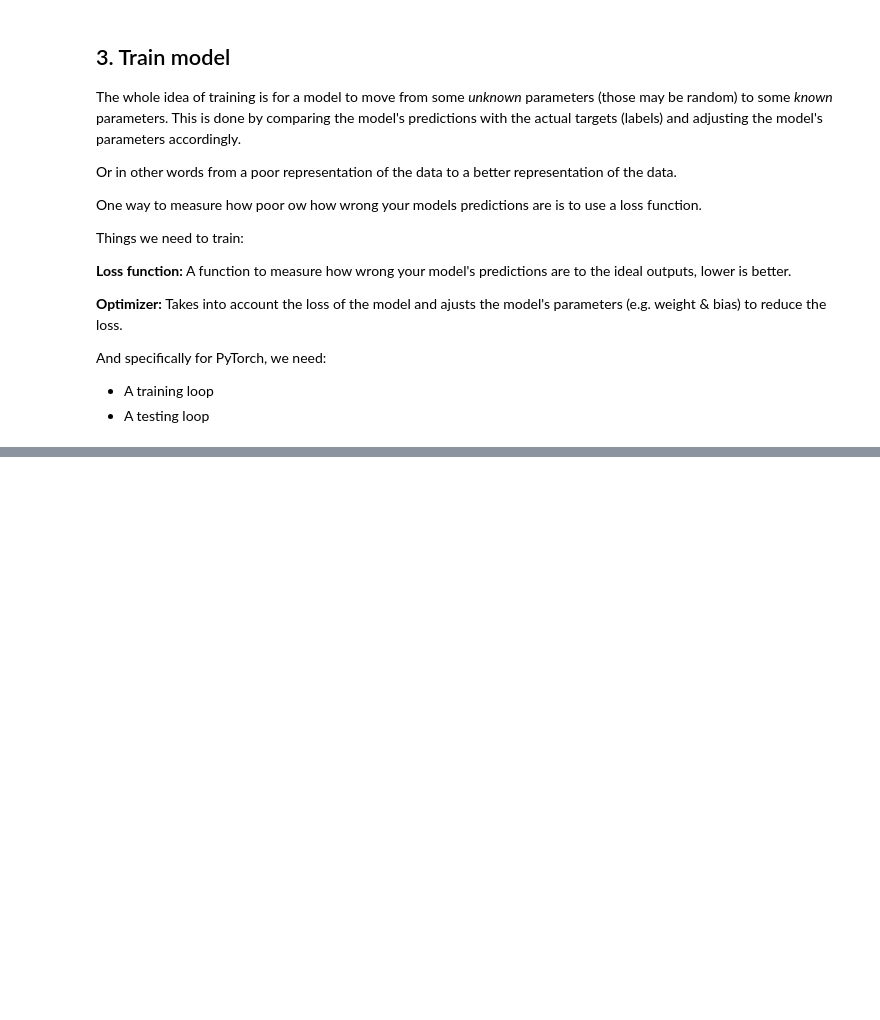
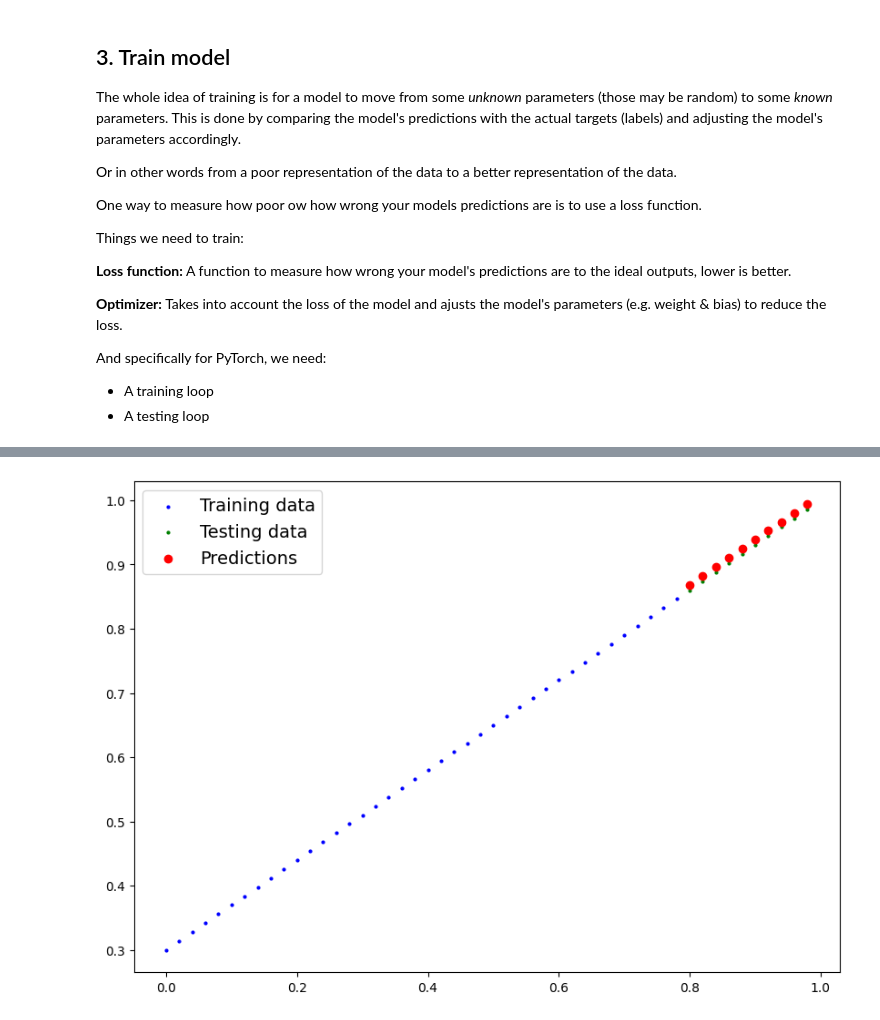
Before and after one commit to danhenriquex/Data-Science-PyTorch, a Jupyter notebook: PyTorch_Workflow.ipynb, the cells around one changed output, grey strips where cells are left out. Cells and saved outputs as stored; diff of their text form; code cells hidden in the pictures; blank space fills up the shorter version.

```diff
--- a/PyTorch_Workflow.ipynb
+++ b/PyTorch_Workflow.ipynb
@@ -288,0 +363,3 @@ A couple of things we need in a training loop:
+# %%
+with torch.inference_mode():
+  y_preds_new = model_0(X_test)
@@ -288,0 +378,4 @@ A couple of things we need in a training loop:
+# %%
+plot_predictions(predictions=y_preds_new)
+# %% [output]
+[figure, added]
```
Also changed, not shown: parts of 9 cells of this notebook.
